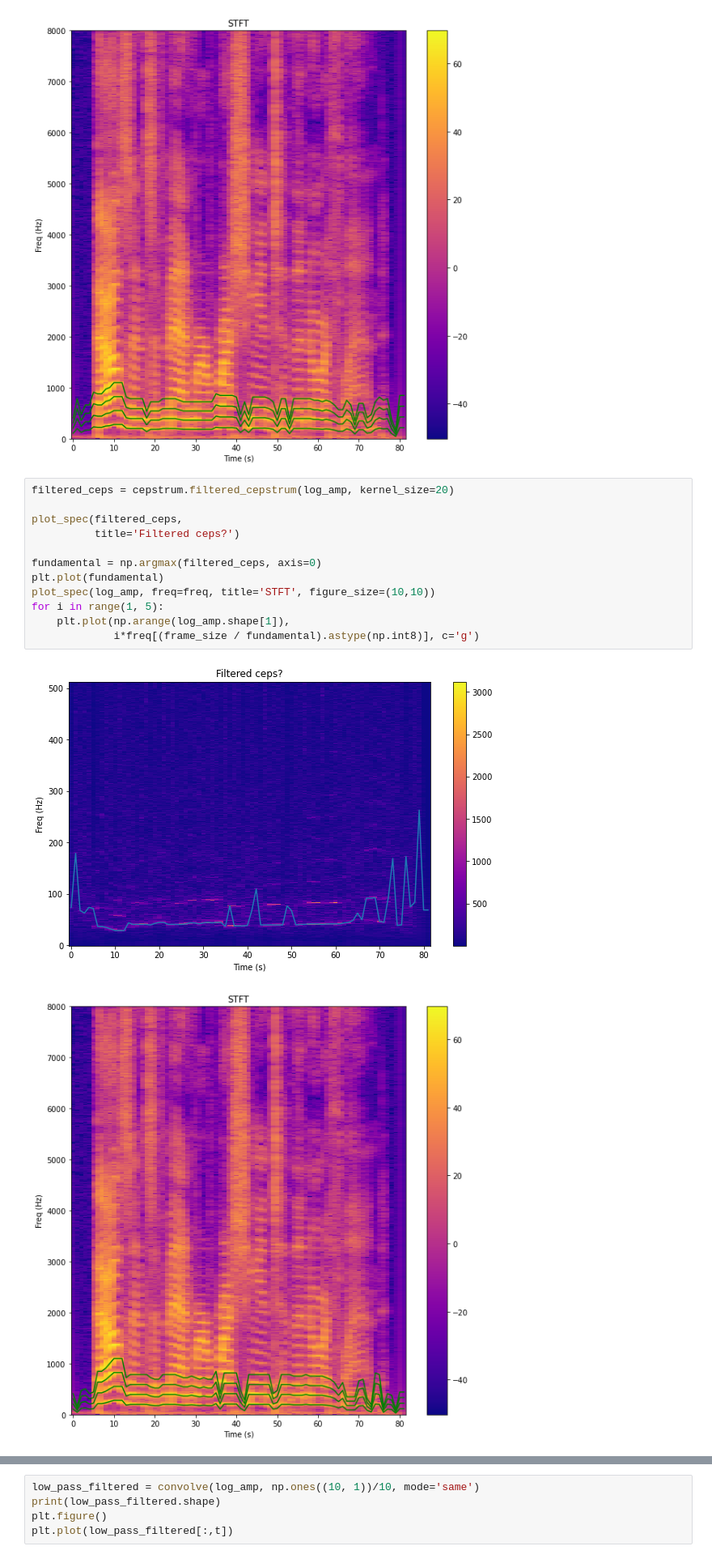
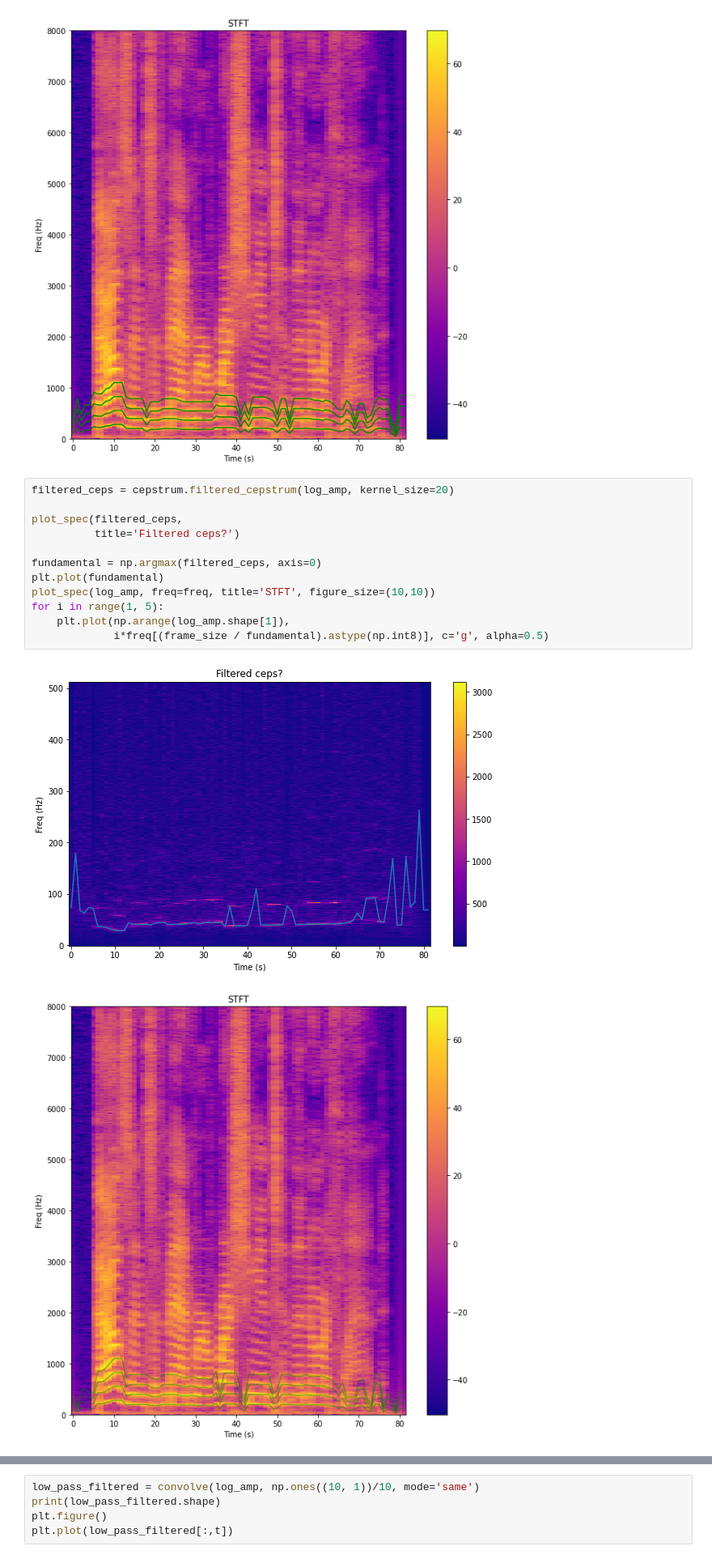
Before and after one commit to yunquian/CS-545-Project, a Jupyter notebook: spec_visualization.ipynb, the cells around one changed output, grey strips where cells are left out. Shown at 81% size. Drawn from its saved outputs; the diff is of its cells as text.

```diff
--- a/spec_visualization.ipynb
+++ b/spec_visualization.ipynb
@@ -113,18 +113,18 @@ for i in range(1, 5):
 # %%
 filtered_ceps = cepstrum.filtered_cepstrum(log_amp, kernel_size=20)
 
 plot_spec(filtered_ceps,
           title='Filtered ceps?')
 
 fundamental = np.argmax(filtered_ceps, axis=0)
 plt.plot(fundamental)
 plot_spec(log_amp, freq=freq, title='STFT', figure_size=(10,10))
 for i in range(1, 5):
     plt.plot(np.arange(log_amp.shape[1]),
-             i*freq[(frame_size / fundamental).astype(np.int8)], c='g')
+             i*freq[(frame_size / fundamental).astype(np.int8)], c='g', alpha=0.5)
 # %% [output]
 [figure]
-[figure, old version]
+[figure, new version]
 # %%
 
 from numpy.fft import fft, rfft, ifft, irfft
```
Also changed, not shown: 6 other files.
